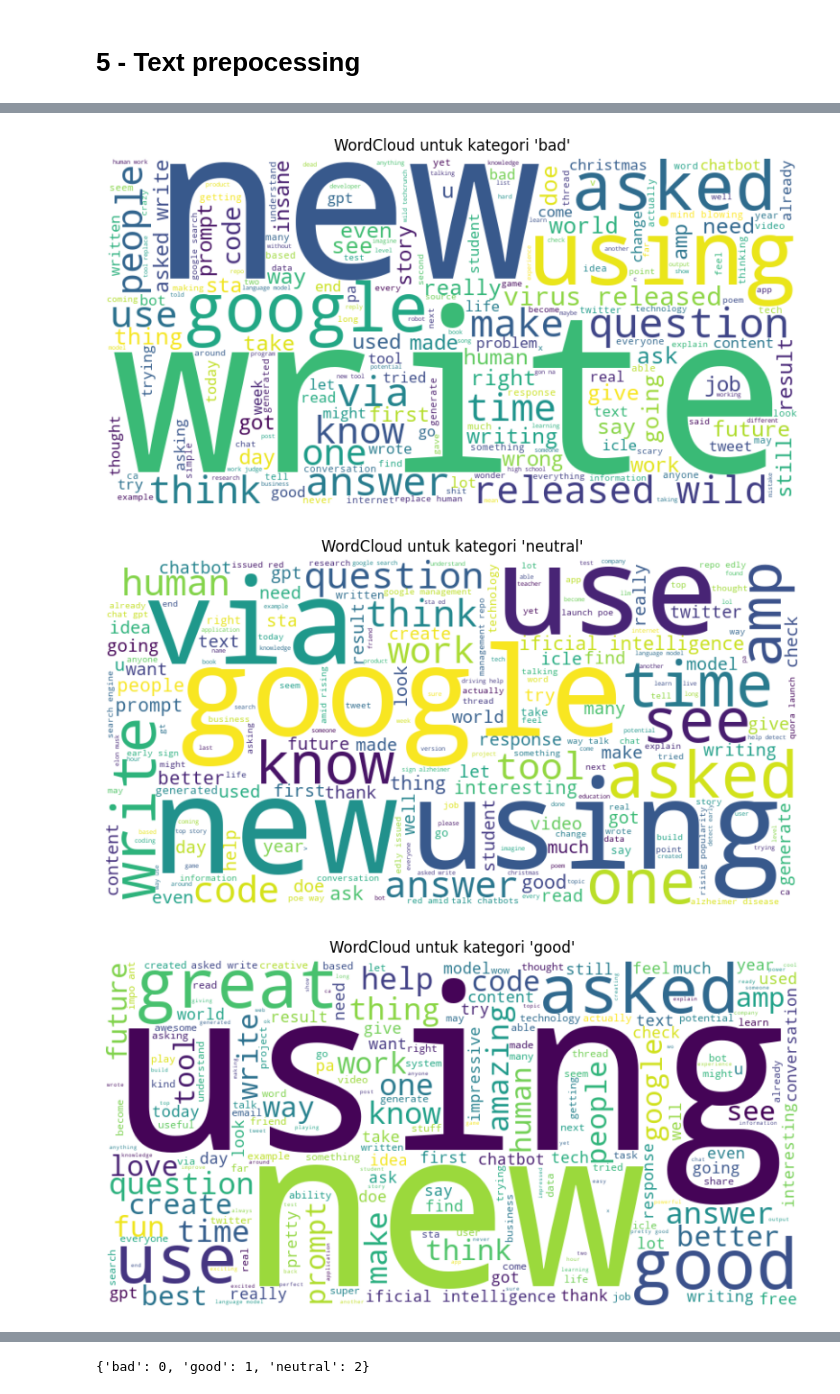
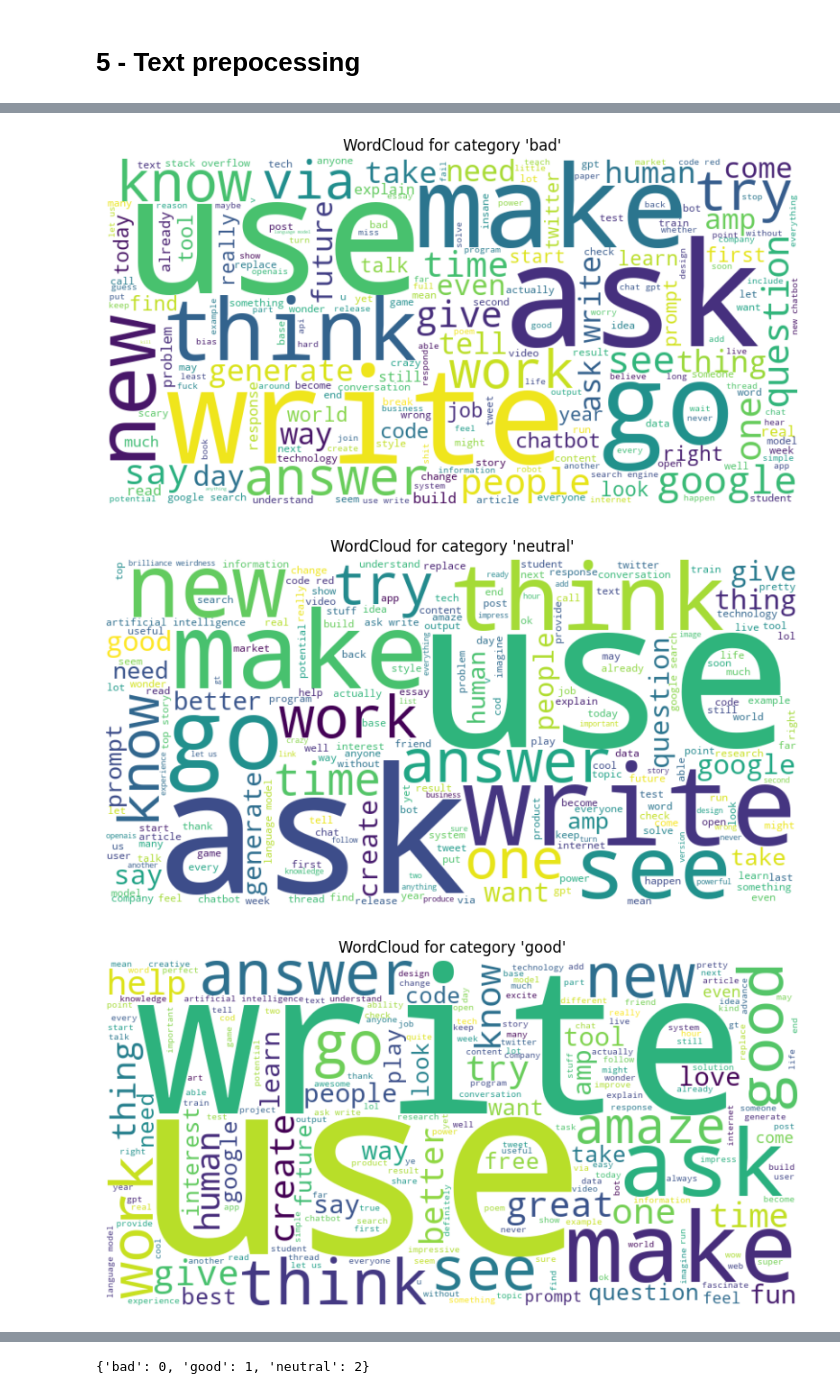
Before and after one commit to dwiputra35/ChatGPT-sentiment-analysis, a Jupyter notebook: ChatGPT-sentiment-analysis.ipynb, the cells around one changed output, grey strips where cells are left out. Drawn from its saved outputs; the diff is of its cells as text; code cells hidden in the pictures.

```diff
--- a/ChatGPT-sentiment-analysis.ipynb
+++ b/ChatGPT-sentiment-analysis.ipynb
@@ -62,7 +62,7 @@ import joblib
 # %% [markdown]
 # 3 - Data loading
 # %%
-df = pd.read_csv('ChatGPT-sentiment-analysis.csv')
+df = pd.read_csv('C:\\\\Users\\\\DELL\\\\OneDrive\\\\HACKTIVE\\\\p2m2 chatgpt sentiment\\\\ChatGPT-sentiment-analysis.csv')
 
 # menampilkan 10 baris pertama
 df.head(10)
@@ -207,0 +171,22 @@ print(df[df['labels'] == 'neutral'])
+# %%
+from sklearn.utils import resample
+
+# Memisahkan data berdasarkan kelas
+bad_data = df[df['labels'] == 'bad']
+good_data = df[df['labels'] == 'good']
+neutral_data = df[df['labels'] == 'neutral']
+
+# Melakukan random under-sampling pada setiap kelas
+bad_sampled = resample(bad_data, replace=False, n_samples=10000, random_state=42)
+good_sampled = resample(good_data, replace=False, n_samples=10000, random_state=42)
+neutral_sampled = resample(neutral_data, replace=False, n_samples=10000, random_state=42)
+
+# Menggabungkan hasil under-sampling
+df_balanced = pd.concat([bad_sampled, good_sampled, neutral_sampled])
+
+# reset  index
+df_balanced = df_balanced.reset_index(drop=True)
+
+# Cek kembali jumlah data setelah under-sampling
+sentimen_count_sampled = df_balanced['labels'].value_counts()
+print('Jumlah setelah under-sampling:', sentimen_count_sampled)
@@ -212,6 +218,6 @@ Handling dilakukan dengan undersampling karena menurut saya data yang digunakan
 # %%
 # Mengambil kolom Review untuk melihat frekuensi kata
-text = df['tweets'].tolist()
+text = df_balanced['tweets'].tolist()
 
 # Menggabungkan list dan lowercase pada semua kata
 text = ' '.join(text).lower()
@@ -391,28 +390,30 @@ df_word = df.copy()
+# %%
+df_word = df_balanced.copy()
 # %%
-# Fungsi untuk membuat WordCloud
+# Function to generate WordCloud
 def generate_wordcloud(text, category):
     wordcloud = WordCloud(width=800, height=400, background_color='white').generate(text)
     plt.figure(figsize=(10, 5))
     plt.imshow(wordcloud, interpolation='bilinear')
-    plt.title(f"WordCloud untuk kategori '{category}'")
+    plt.title(f"WordCloud for category '{category}'")
     plt.axis('off')
     plt.show()
 
-# Ambil data untuk masing-masing kategori
+# Get data for each category
 bad_tweets = df_word[df_word['labels'] == 'bad']['tweets_prosesed'].tolist()
 neutral_tweets = df_word[df_word['labels'] == 'neutral']['tweets_prosesed'].tolist()
 good_tweets = df_word[df_word['labels'] == 'good']['tweets_prosesed'].tolist()
 
-# Gabungkan teks masing-masing kategori
+# Combine text for each category
 bad_text = ' '.join(bad_tweets)
 neutral_text = ' '.join(neutral_tweets)
 good_text = ' '.join(good_tweets)
 
-# Membuat WordCloud untuk masing-masing kategori
+# Generate WordCloud for each category
 generate_wordcloud(bad_text, "bad")
 generate_wordcloud(neutral_text, "neutral")
 generate_wordcloud(good_text, "good")
 # %% [output]
-[figure, old version]
+[figure, new version]
-[figure, old version]
+[figure, new version]
-[figure, old version]
+[figure, new version]
```
Also changed, not shown: parts of 51 cells of this notebook.
